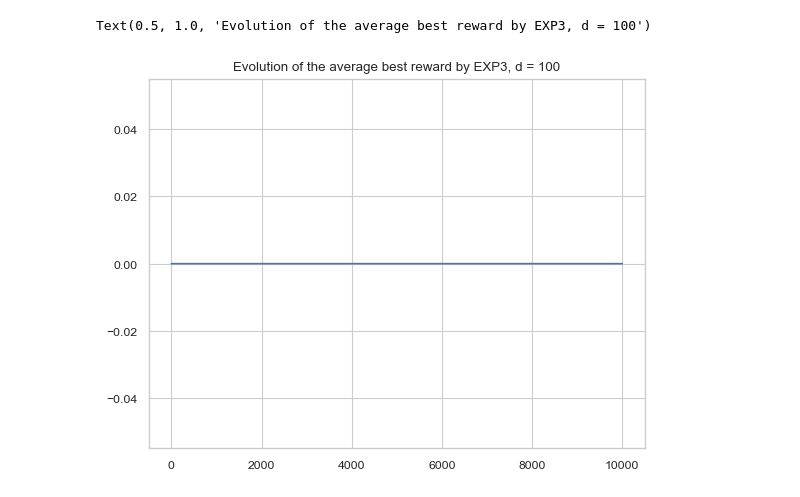
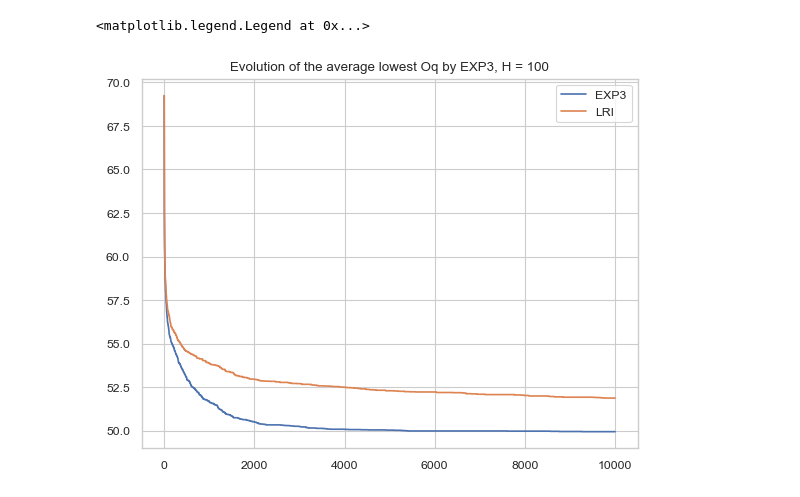
Before and after one commit to Farid-Najar/DynamicQVRP, a Jupyter notebook: results_static.ipynb, the cells around one changed output. Saved outputs shown, nothing was run; the diff lists cells and outputs as text; code cells hidden in the pictures.

```diff
--- a/results_static.ipynb
+++ b/results_static.ipynb
@@ -13,15 +13,22 @@ real_data = True
 cluster_data = False
 real = "real_" if real_data else "cluster_" if cluster_data else ""
 # %%
-with open(f'results/static/{real}res_GameLearning_EXP3_K100_n5.pkl', 'rb') as f:
-    EXPTSP = pickle.load(f)
+with open(f'results/static/{real}res_GameLearning_EXP3_K100_n100.pkl', 'rb') as f:
+    EXP_VA = pickle.load(f)
 
-plt.plot(np.mean([np.maximum.accumulate(np.array(EXPTSP[i]['rewards'])) for i in EXPTSP.keys()], axis=0))
-# plot_curves(*moving_average(np.mean([np.maximum.accumulate(np.array(EXPTSP[i]['rewards'])) for i in EXPTSP.keys()], axis=0), 50))
-plt.title("Evolution of the average best reward by EXP3, d = 100")
+with open(f'results/static/{real}res_GameLearning_LRI_K100_n100.pkl', 'rb') as f:
+    LRI_VA = pickle.load(f)
+
+# plt.plot(np.mean([np.maximum.accumulate(np.array(EXP_VA[i]['rewards'])) for i in EXP_VA.keys()], axis=0))
+plt.plot(np.mean([np.minimum.accumulate(np.array(EXP_VA[i]['oqs'])) for i in EXP_VA.keys()], axis=0), label='EXP3')
+plt.plot(np.mean([np.minimum.accumulate(np.array(LRI_VA[i]['oqs'])) for i in LRI_VA.keys()], axis=0), label='LRI')
+# plot_curves(*moving_average(np.mean([np.maximum.accumulate(np.array(EXP_VA[i]['rewards'])) for i in EXP_VA.keys()], axis=0), 50))
+# plt.title("Evolution of the average best reward by EXP3, d = 100")
+plt.title("Evolution of the average lowest Oq by EXP3, H = 100")
+plt.legend()
 # plt.plot()
-# print(np.mean([expTSP[i]['r'] for i in dataEXPTSP2.keys()]))
-# print([dataEXPTSP[i]['solution'] for i in dataEXPTSP2.keys()])
+# print(np.mean([EXP_VA[i]['r'] for i in dataEXP_VA2.keys()]))
+# print([dataEXP_VA[i]['solution'] for i in dataEXP_VA2.keys()])
 # %% [output]
-Text(0.5, 1.0, 'Evolution of the average best reward by EXP3, d = 100')
+<matplotlib.legend.Legend at 0x...>
-[figure, old version]
+[figure, new version]
```
Also changed, not shown: parts of 3 cells of this notebook, 16 other files.
